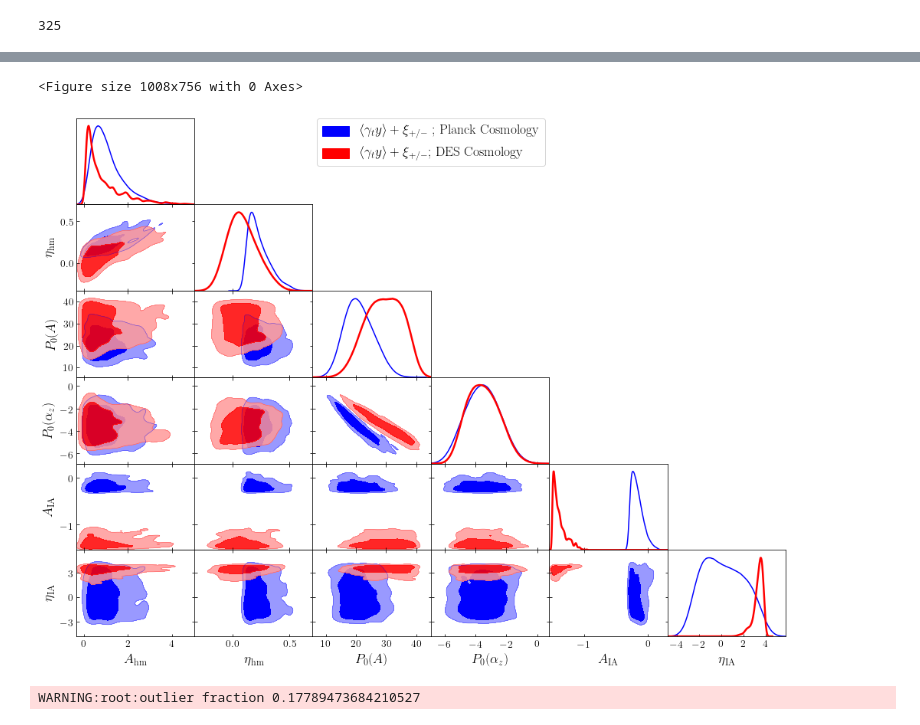
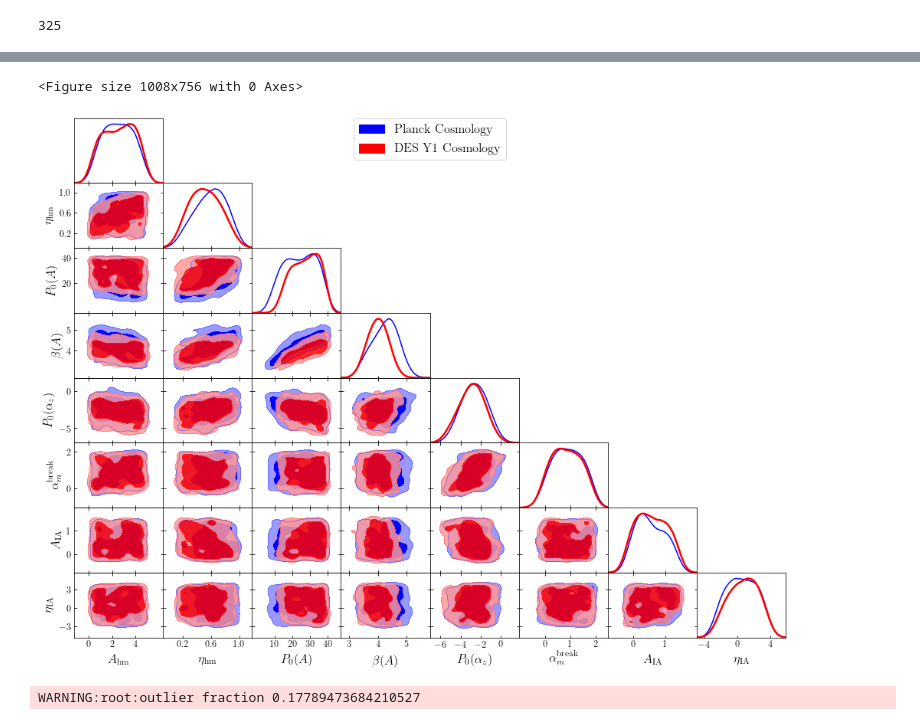
Before and after one commit to shivampcosmo/ACTxDESY3, a Jupyter notebook: src/plotting/final_chains_test.ipynb, the cells around one changed output, grey strips where cells are left out. Drawn from its saved outputs; the diff is of its cells as text; code cells hidden in the pictures.

```diff
--- a/src/plotting/final_chains_test.ipynb
+++ b/src/plotting/final_chains_test.ipynb
@@ -1092,0 +2295,14 @@ fig.savefig('YM_break_model_consistency.pdf')
+# %%
+def weighted_percentile(data_mat, percents, weights=None):
+    weighted_mat = np.zeros(data_mat.shape[1])
+    for mj in range(data_mat.shape[1]):
+        data = data_mat[:, mj]
+        if weights is None:
+            return np.percentile(data, percents)
+        ind=np.argsort(data)
+        d=data[ind]
+        w=weights[ind]
+        p=1.*w.cumsum()/w.sum()*100
+        y=np.interp(percents, p, d)
+        weighted_mat[mj] = y
+    return weighted_mat
@@ -1418,9 +2753,9 @@ param names fancy =  ['$A_{\\rm hm}$' '$\\eta_{\\rm hm}$' '$A_{\\rm IA}$' '$\\et
 325
 # %%
 filename_list = [
-    '/global/cfs/cdirs/des/shivamp/nl_cosmosis/cosmosis/ACTxDESY3/src/chains/chain_xipm_fidcuts_HM_delz_m_IA_al1_PLcosmo_finalrun3.txt',
+    '/global/cfs/cdirs/des/shivamp/nl_cosmosis/cosmosis/ACTxDESY3/src/chains/chain_gty_only_2hcuts_delz_m_bP_PLcosmo_finalrun3.txt',
 #     '/global/cfs/cdirs/des/shivamp/nl_cosmosis/cosmosis/ACTxDESY3/src/chains/chain_xipm_gty_fidcuts_HM_delz_m_IA_P0A_P0z_al1_DEScosmo_widep_finalrun3.txt',
-    '/global/cfs/cdirs/des/shivamp/nl_cosmosis/cosmosis/ACTxDESY3/src/chains/chain_xipm_fidcuts_HM_delz_m_IA_al1_DEScosmo_finalrun3.txt',
+#     '/global/cfs/cdirs/des/shivamp/nl_cosmosis/cosmosis/ACTxDESY3/src/chains/chain_xipm_fidcuts_HM_delz_m_IA_al1_DEScosmo_finalrun3.txt',
 #     '/global/cfs/cdirs/des/shivamp/nl_cosmosis/cosmosis/ACTxDESY3/src/chains/chain_gty_only_ACTonly_HM_delz_m_IA_P0A_P0z_al1_PLcosmo_finalrun2.txt'
 #         '/global/cfs/cdirs/des/shivamp/nl_cosmosis/cosmosis/ACTxDESY3/src/chains/chain_gty_only_HM_delz_m_IA_P0A_P0z_betaA_betaz_al1_PLcosmo_finalrun.txt',
 #     '/global/cfs/cdirs/des/shivamp/nl_cosmosis/cosmosis/ACTxDESY3/src/chains/chain_gty_only_HM_delz_m_IA_P0A_betaA_PLcosmo_finalrun.txt',
@@ -1435,6 +2770,7 @@ all_samples = []
 
 fancy_dictionary = {'theory_yx--p0-a_m--0':r'$P_0(A)$','theory_yx--p0-alpha_z--0':r'$P_0(\alpha_z)$','theory_yx--beta-a_m--0':r'$\beta(A)$',
                     'theory_yx--beta-alpha_z--0':r'$\beta(\alpha_z)$',
+                    'theory_yx--bpz0':r'bP0', 'theory_yx--bpalpha':r'bPz',
                     'theory_yx--p0-alpha_m--0':r'$\alpha_{\rm high}$',	'theory_yx--alpha_p_high--0':r'$\alpha_{\rm low}$',
                     'theory_yx--beta-alpha_z--0':r'$\beta(\alpha_z)$','halo_model_parameters--a':r'$A_{\rm hm}$','halo_model_parameters--eta_0':r'$\eta_{\rm hm}$',
                    'theory_yx--a_ia--0':r'$A_{\rm IA}$', 'theory_yx--eta_ia--0':r'$\eta_{\rm IA}$',
@@ -1542,21 +2860,23 @@ param names fancy =  ['$A_{\\rm hm}$' '$\\eta_{\\rm hm}$' '$A_{\\rm IA}$' '$\\et
 # %%
 filename_list = [
-    '/global/cfs/cdirs/des/shivamp/nl_cosmosis/cosmosis/ACTxDESY3/src/chains/chain_gty_only_fidcuts_HM_delz_m_IA_P0A_P0z_al1_PLcosmo_finalrun3.txt',
+    '/global/cfs/cdirs/des/shivamp/nl_cosmosis/cosmosis/ACTxDESY3/src/chains/chain_gty_only_fidcuts_HM_delz_m_IA_P0A_P0z_al1_varycosmo_PLpriors_finalrun3.txt',
 #     '/global/cfs/cdirs/des/shivamp/nl_cosmosis/cosmosis/ACTxDESY3/src/chains/chain_xipm_gty_fidcuts_HM_delz_m_IA_P0A_P0z_al1_DEScosmo_widep_finalrun3.txt',
-    '/global/cfs/cdirs/des/shivamp/nl_cosmosis/cosmosis/ACTxDESY3/src/chains/chain_gty_only_fidcuts_HM_delz_m_IA_P0A_P0z_al1_DEScosmo_finalrun3.txt',
+    '/global/cfs/cdirs/des/shivamp/nl_cosmosis/cosmosis/ACTxDESY3/src/chains/chain_gty_only_fidcuts_HM_delz_m_IA_P0A_P0z_al1_varycosmo_DESpriors_finalrun3.txt',
 #     '/global/cfs/cdirs/des/shivamp/nl_cosmosis/cosmosis/ACTxDESY3/src/chains/chain_gty_only_ACTonly_HM_delz_m_IA_P0A_P0z_al1_PLcosmo_finalrun2.txt'
 #         '/global/cfs/cdirs/des/shivamp/nl_cosmosis/cosmosis/ACTxDESY3/src/chains/chain_gty_only_HM_delz_m_IA_P0A_P0z_betaA_betaz_al1_PLcosmo_finalrun.txt',
 #     '/global/cfs/cdirs/des/shivamp/nl_cosmosis/cosmosis/ACTxDESY3/src/chains/chain_gty_only_HM_delz_m_IA_P0A_betaA_PLcosmo_finalrun.txt',
 ]
 
-legend_labels = [r'$\langle \gamma_t y \rangle$ only; Planck Cosmology',r'$\langle \gamma_t y \rangle$ only; DES Cosmology','ACT only','Polychord']
+legend_labels = [r'$\langle \gamma_t y \rangle$ only; Planck Priors',r'$\langle \gamma_t y \rangle$ only; DES Priors','ACT only','Polychord']
 ext_b1b2 = [0,0,0]
 
 all_data = []
 all_samples = []
 
 
-fancy_dictionary = {'theory_yx--p0-a_m--0':r'$P_0(A)$','theory_yx--p0-alpha_z--0':r'$P_0(\alpha_z)$','theory_yx--beta-a_m--0':r'$\beta(A)$',
+fancy_dictionary = {
+    'cosmological_parameters--omega_m':r'$\Omega_m$','cosmological_parameters--sigma8_input':r'$\sigma_8$',
+    'theory_yx--p0-a_m--0':r'$P_0(A)$','theory_yx--p0-alpha_z--0':r'$P_0(\alpha_z)$','theory_yx--beta-a_m--0':r'$\beta(A)$',
                     'theory_yx--beta-alpha_z--0':r'$\beta(\alpha_z)$',
                     'theory_yx--p0-alpha_m--0':r'$\alpha_{\rm high}$',	'theory_yx--alpha_p_high--0':r'$\alpha_{\rm low}$',
                     'theory_yx--beta-alpha_z--0':r'$\beta(\alpha_z)$','halo_model_parameters--a':r'$A_{\rm hm}$','halo_model_parameters--eta_0':r'$\eta_{\rm hm}$',
@@ -1619,7 +2939,7 @@ g.settings.legend_fontsize = 20
 g.settings.axis_marker_lw = 2.0
 s8v = 0.84305 * (0.3/0.3)**0.5
 marker_dict = {'cosmological_parameters--omega_m':0.3,'COSMOLOGICAL_PARAMETERS--SIGMA_8':0.84305,'cosmological_parameters--s8':s8v,'cosmological_parameters--omega_b':0.048,'cosmological_parameters--h0':0.69,'cosmological_parameters--n_s':0.97,'cosmological_parameters--w':-1.0,'pk_to_cl--b1e_bin1':1.7,'pk_to_cl--b1e_bin2':1.7,'pk_to_cl--b1e_bin3':1.7,'pk_to_cl--b1e_bin4':2.0,'pk_to_cl--b1e_bin5':2.0,'pk_to_cl--b2e_bin1':0.23,'pk_to_cl--b2e_bin2':0.23,'pk_to_cl--b2e_bin3':0.23,'pk_to_cl--b2e_bin4':0.5,'pk_to_cl--b2e_bin5':0.5}
-g.triangle_plot(all_samples, legend_labels = legend_labels, markers=marker_dict,line_args=[{'lw':2.5,'color':'blue'},{'lw':2.5,'color':'red'},{'lw':2.5,'color':'black'}],contour_lws=[1.5],  filled = [True,  True,False], contour_colors = ['blue','red','black'])
+g.triangle_plot(all_samples, legend_labels = legend_labels, line_args=[{'lw':2.5,'color':'blue'},{'lw':2.5,'color':'red'},{'lw':2.5,'color':'black'}],contour_lws=[1.5],  filled = [True,  True,False], contour_colors = ['blue','red','black'])
 # g.triangle_plot(all_samples, legend_labels = legend_labels, markers=marker_dict,  filled = [True,  True,True])
 
 # g.export(fname = 'compare_cosmo_extprior_44_NLbiasDV.pdf')
@@ -1648,14 +3283,17 @@ param names fancy =  ['$A_{\\rm hm}$' '$\\eta_{\\rm hm}$' '$P_0(A)$' '$P_0(\\alp
 # %%
+ldir = '/global/cfs/cdirs/des/shivamp/nl_cosmosis/cosmosis/ACTxDESY3/src/chains/'
 filename_list = [
-    '/global/cfs/cdirs/des/shivamp/nl_cosmosis/cosmosis/ACTxDESY3/src/chains/chain_xipm_gty_fidcuts_HM_delz_m_IA_P0A_P0z_al1_PLcosmo_finalrun3.txt',
+#     '/global/cfs/cdirs/des/shivamp/nl_cosmosis/cosmosis/ACTxDESY3/src/chains/chain_xipm_gty_fidcuts_HM_delz_m_IA_P0A_P0z_al1_PLcosmo_finalrun3.txt',
 #     '/global/cfs/cdirs/des/shivamp/nl_cosmosis/cosmosis/ACTxDESY3/src/chains/chain_xipm_gty_fidcuts_HM_delz_m_IA_P0A_P0z_al1_DEScosmo_widep_finalrun3.txt',
-    '/global/cfs/cdirs/des/shivamp/nl_cosmosis/cosmosis/ACTxDESY3/src/chains/chain_xipm_gty_fidcuts_HM_delz_m_IA_P0A_P0z_al1_DEScosmo_widep_finalrun3.txt',
+#     '/global/cfs/cdirs/des/shivamp/nl_cosmosis/cosmosis/ACTxDESY3/src/chains/chain_xipm_gty_fidcuts_HM_delz_m_IA_P0A_P0z_al1_DEScosmo_widep_finalrun3.txt',
+    ldir + 'chain_gty_only_fidcuts_HM_delz_m_IA_P0A_P0z_betaA_alphigh_highbpl_al1_PLcosmo_finalrun3.txt',
+    ldir + 'chain_gty_only_fidcuts_HM_delz_m_IA_P0A_P0z_betaA_alphigh_highbpl_al1_DESy1cosmo_finalrun3.txt'
 #     '/global/cfs/cdirs/des/shivamp/nl_cosmosis/cosmosis/ACTxDESY3/src/chains/chain_gty_only_ACTonly_HM_delz_m_IA_P0A_P0z_al1_PLcosmo_finalrun2.txt'
 #         '/global/cfs/cdirs/des/shivamp/nl_cosmosis/cosmosis/ACTxDESY3/src/chains/chain_gty_only_HM_delz_m_IA_P0A_P0z_betaA_betaz_al1_PLcosmo_finalrun.txt',
 #     '/global/cfs/cdirs/des/shivamp/nl_cosmosis/cosmosis/ACTxDESY3/src/chains/chain_gty_only_HM_delz_m_IA_P0A_betaA_PLcosmo_finalrun.txt',
 ]
 
-legend_labels = [r'$\langle \gamma_t y \rangle + \xi_{+/-}$ ; Planck Cosmology',r'$\langle \gamma_t y \rangle + \xi_{+/-}$; DES Cosmology','ACT only','Polychord']
+legend_labels = [r'Planck Cosmology',r'DES Y1 Cosmology','ACT only','Polychord']
 ext_b1b2 = [0,0,0]
 
 all_data = []
@@ -1664,12 +3302,13 @@ all_samples = []
 
 fancy_dictionary = {'theory_yx--p0-a_m--0':r'$P_0(A)$','theory_yx--p0-alpha_z--0':r'$P_0(\alpha_z)$','theory_yx--beta-a_m--0':r'$\beta(A)$',
                     'theory_yx--beta-alpha_z--0':r'$\beta(\alpha_z)$',
-                    'theory_yx--p0-alpha_m--0':r'$\alpha_{\rm high}$',	'theory_yx--alpha_p_high--0':r'$\alpha_{\rm low}$',
+                    'theory_yx--p0-alpha_m--0':r'$\alpha_{\rm high}$',	'theory_yx--alpha_p_high--0':r'$\alpha^{\rm break}_m$',
                     'theory_yx--beta-alpha_z--0':r'$\beta(\alpha_z)$','halo_model_parameters--a':r'$A_{\rm hm}$','halo_model_parameters--eta_0':r'$\eta_{\rm hm}$',
                    'theory_yx--a_ia--0':r'$A_{\rm IA}$', 'theory_yx--eta_ia--0':r'$\eta_{\rm IA}$',
                    'theory_yx--ky_alpha_1h2h_model--1':r'$\alpha_1$','theory_yx--ky_alpha_1h2h_model--2':r'$\alpha_2$',
                    'theory_yx--ky_alpha_1h2h_model--3':r'$\alpha_3$','theory_yx--ky_alpha_1h2h_model--4':r'$\alpha_4$',
                    'theory_yx--ky_alpha_1h2h_model--5':r'$\alpha_5$'}
+
 
 
 for fi in range(0,len(filename_list)):
@@ -1728,5 +3367,5 @@ marker_dict = {'cosmological_parameters--omega_m':0.3,'COSMOLOGICAL_PARAMETERS--
 g.triangle_plot(all_samples, legend_labels = legend_labels, markers=marker_dict,line_args=[{'lw':2.5,'color':'blue'},{'lw':2.5,'color':'red'},{'lw':2.5,'color':'black'}],contour_lws=[1.5],  filled = [True,  True,False], contour_colors = ['blue','red','black'])
 # g.triangle_plot(all_samples, legend_labels = legend_labels, markers=marker_dict,  filled = [True,  True,True])
 
-# g.export(fname = 'compare_cosmo_extprior_44_NLbiasDV.pdf')
+g.export(fname='compare_pressure_profile_cosmology.pdf')
 # %% [output]
@@ -1769,5 +3411,5 @@ param names fancy =  ['$A_{\\rm hm}$' '$\\eta_{\\rm hm}$' '$P_0(A)$' '$P_0(\\alp
 <Figure size 1008x756 with 0 Axes>
-[figure, old version]
+[figure, new version]
 # %%
 filename_list = [
     '/global/cfs/cdirs/des/shivamp/nl_cosmosis/cosmosis/ACTxDESY3/src/chains/chain_gty_only_fidcuts_HM_delz_m_IA_P0A_P0z_al1_PLcosmo_finalrun3.txt',
```
Also changed, not shown: parts of 42 cells of this notebook, 46 other files.
